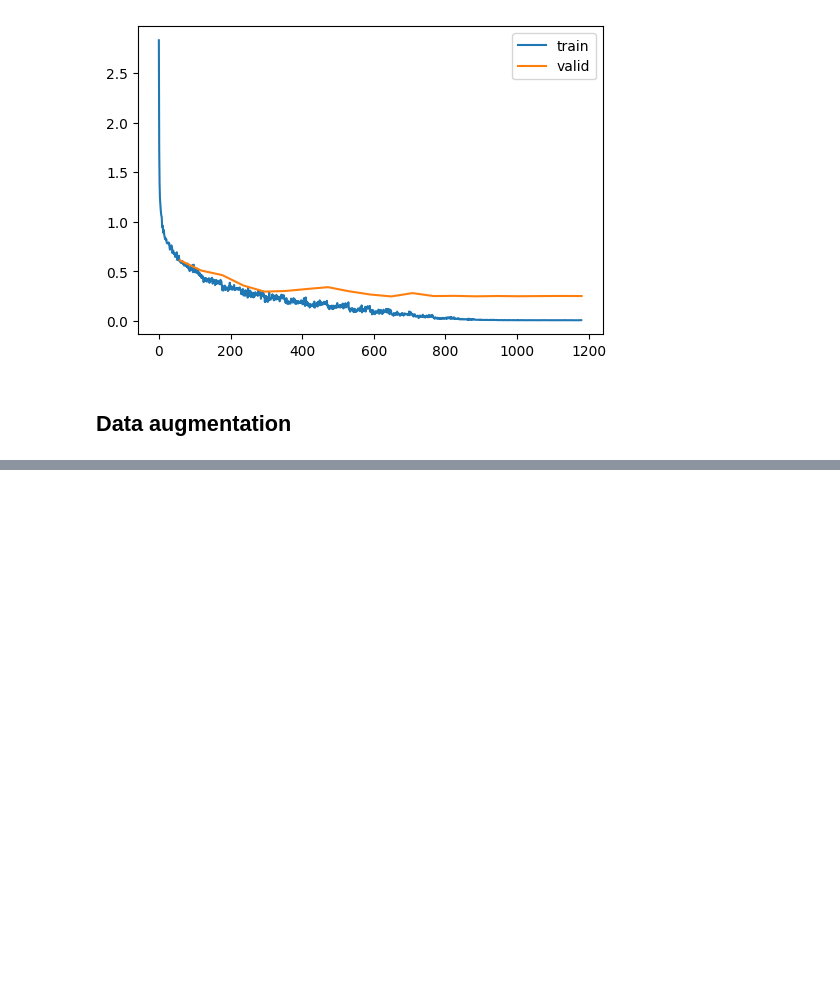
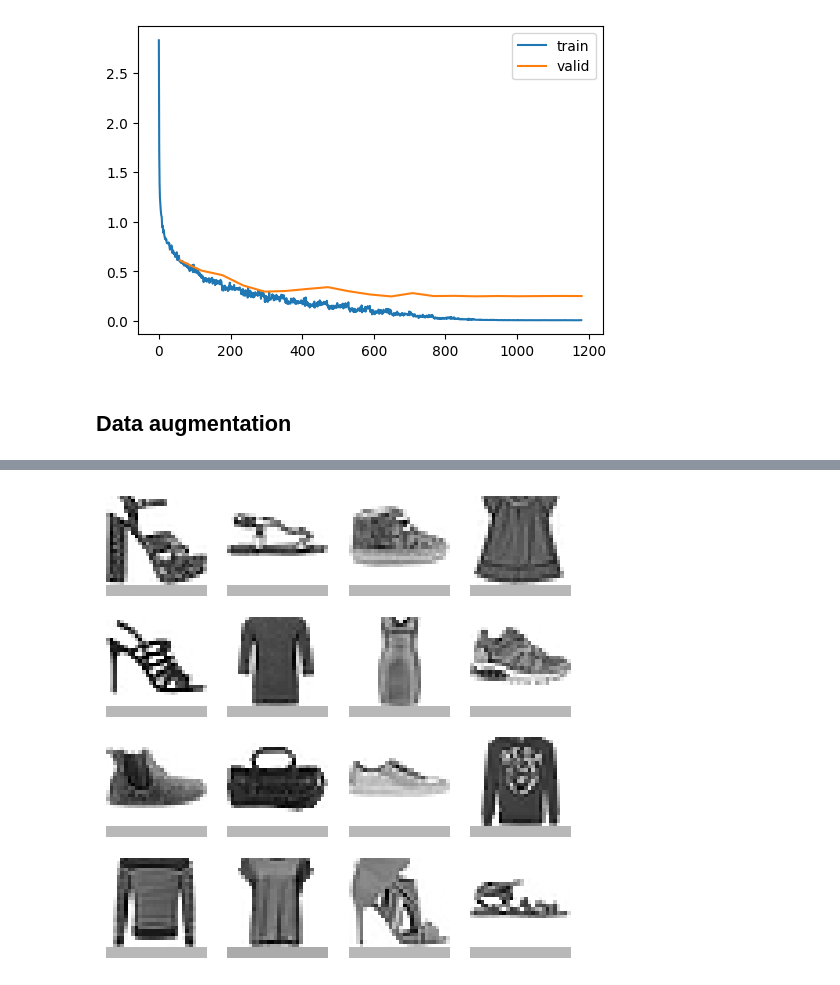
Before and after one commit to teome/diffusion-play, a Jupyter notebook: nbs/14_augment.ipynb, the cells around one changed output, grey strips where cells are left out. Cells and saved outputs as stored; diff of their text form; code cells hidden in the pictures; blank space fills up the shorter version.

```diff
--- a/nbs/14_augment.ipynb
+++ b/nbs/14_augment.ipynb
@@ -300,0 +331,4 @@ learn.fit(epochs)
+# %%
+learn.show_image_batch(max_n=16, imsize=(1.5))
+# %% [output]
+[figure, added]
```
Also changed, not shown: parts of 13 cells of this notebook.
